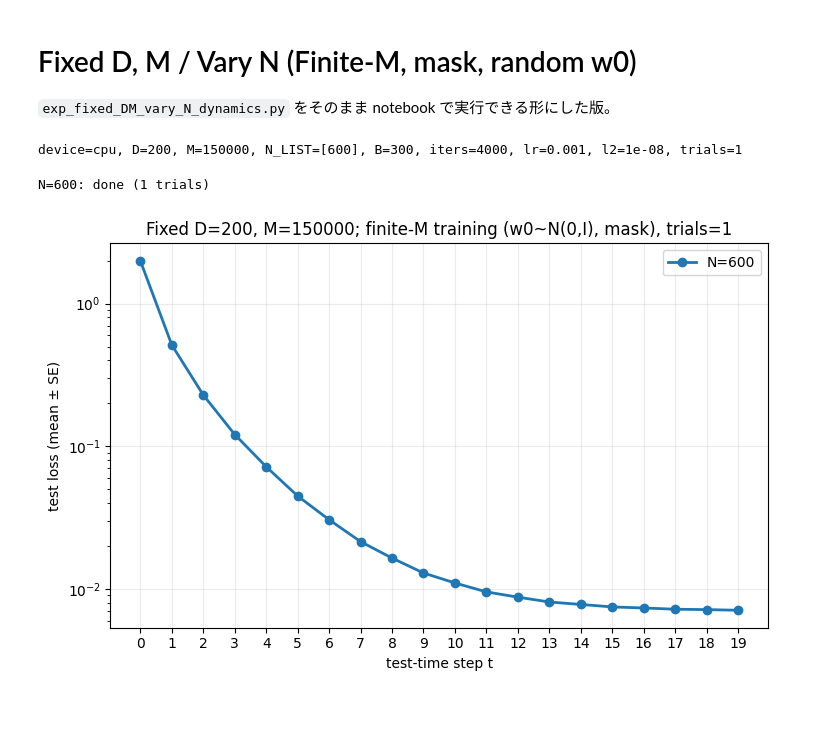
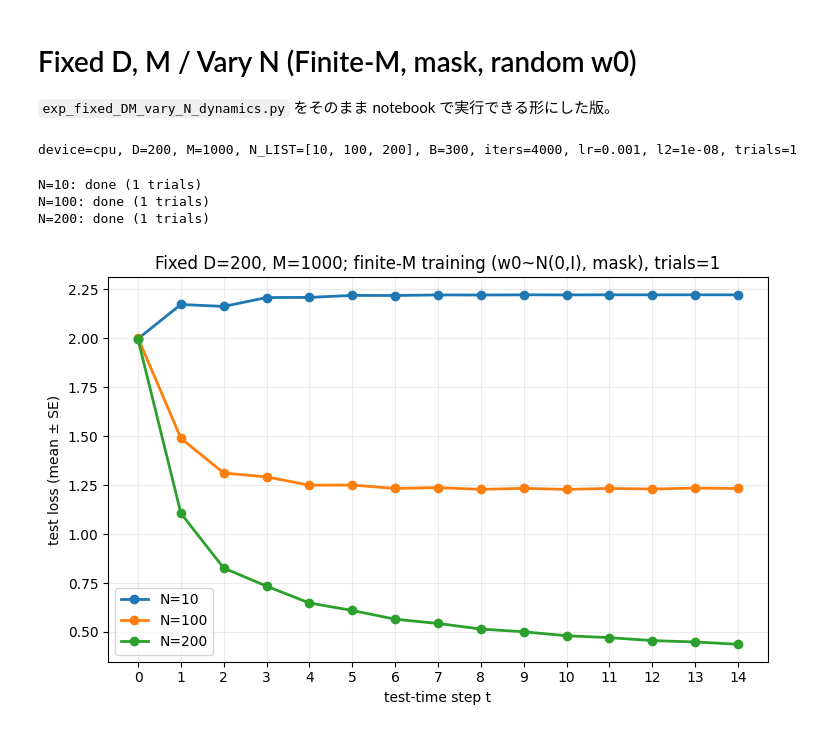
Before and after one commit to taka255/cot_asymptotics, a Jupyter notebook: main/exp_fixed_DM_vary_N_dynamics.ipynb, the cells around one changed output. Saved outputs shown, nothing was run; the diff lists cells and outputs as text; code cells hidden in the pictures.

```diff
--- a/main/exp_fixed_DM_vary_N_dynamics.ipynb
+++ b/main/exp_fixed_DM_vary_N_dynamics.ipynb
@@ -14,14 +14,14 @@ import matplotlib.pyplot as plt
 # (fixed D, M; vary N)
 # ==================================
 D = 200
-M = 150000
-N_LIST = [600]
+M = 1000
+N_LIST = [10, 100, 200]
 
 BATCH_SIZE = 300
 ADAM_LR = 1e-3
 PARAM_L2_LAMBDA = 0.00000001
 ITERATIONS = 4000
-EVAL_T_LIST = list(range(0, 20))
+EVAL_T_LIST = list(range(0, 15))
 EVAL_BATCH_SIZE = 4096
 SEED = 12333333
 N_TRIALS = 1  # 同一設定での繰り返し回数（SE算出用）
@@ -138,7 +138,7 @@ def train_model_no_cot_finite(train_data, iterations=ITERATIONS):
 
     return v.detach(), w.detach()
 # %% [output]
-device=cpu, D=200, M=150000, N_LIST=[600], B=300, iters=4000, lr=0.001, l2=1e-08, trials=1
+device=cpu, D=200, M=1000, N_LIST=[10, 100, 200], B=300, iters=4000, lr=0.001, l2=1e-08, trials=1
 # %%
 np.random.seed(SEED)
 torch.manual_seed(SEED)
@@ -170,26 +170,28 @@ for n in N_LIST:
 
     print(f"N={n}: done ({N_TRIALS} trials)")
 # %% [output]
-N=600: done (1 trials)
+N=10: done (1 trials)
+N=100: done (1 trials)
+N=200: done (1 trials)
 # %%
 plt.figure(figsize=(7.5, 4.8))
 for n in N_LIST:
     ts = np.array(EVAL_T_LIST)
     mean_vals = np.array([results_by_n[n]["mean"][t] for t in ts])
     se_vals = np.array([results_by_n[n]["se"][t] for t in ts])
 
     plt.plot(ts, mean_vals, marker="o", linewidth=2, label=f"N={n}")
     plt.fill_between(ts, mean_vals - se_vals, mean_vals + se_vals, alpha=0.18)
 
 plt.xlabel("test-time step t")
 plt.ylabel("test loss (mean ± SE)")
 plt.title(f"Fixed D={D}, M={M}; finite-M training (w0~N(0,I), mask), trials={N_TRIALS}")
 plt.xticks(EVAL_T_LIST)
 plt.grid(alpha=0.25)
 #plt.ylim(0, 6.0)
-plt.yscale("log")
+#plt.yscale("log")
 plt.legend()
 plt.tight_layout()
 plt.show()
 # %% [output]
-[figure, old version]
+[figure, new version]
```
Also changed, not shown: 48 other files.
